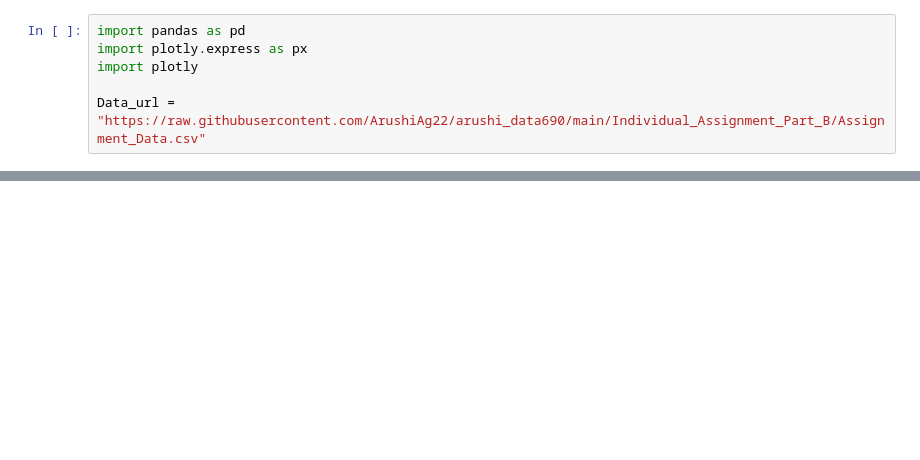
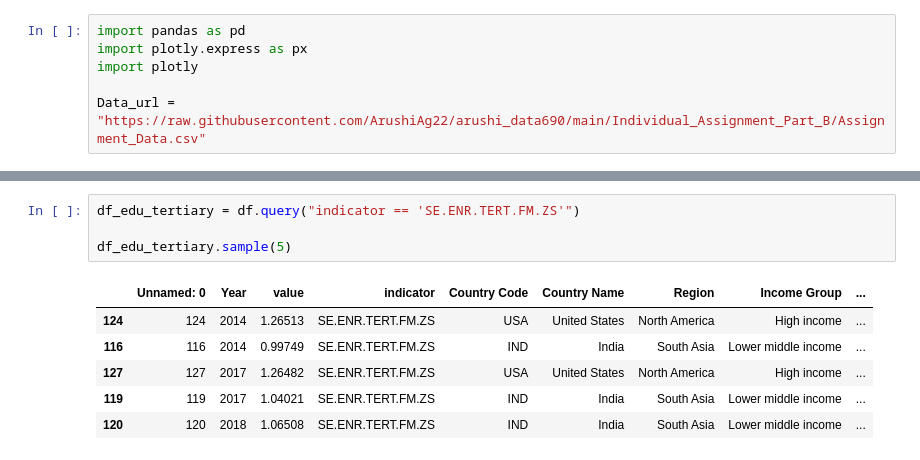
Before and after one commit to DATA-690-SPRING-2022/arushi_data690, a Jupyter notebook: Individual_Assignment_Part_B/Draft_Part_B.ipynb, the cells around one changed output, grey strips where cells are left out. Cells and saved outputs as stored; diff of their text form; blank space fills up the shorter version.

```diff
--- a/Individual_Assignment_Part_B/Draft_Part_B.ipynb
+++ b/Individual_Assignment_Part_B/Draft_Part_B.ipynb
@@ -135,0 +213,11 @@ fig.show()
+# %%
+df_edu_tertiary = df.query("indicator == 'SE.ENR.TERT.FM.ZS'")
+
+df_edu_tertiary.sample(5)
+# %% [output]
+|  | Unnamed: 0 | Year | value | indicator | Country Code | Country Name | Region | Income Group | ... |
+| 124 | 124 | 2014 | 1.26513 | SE.ENR.TERT.FM.ZS | USA | United States | North America | High income | ... |
+| 116 | 116 | 2014 | 0.99749 | SE.ENR.TERT.FM.ZS | IND | India | South Asia | Lower middle income | ... |
+| 127 | 127 | 2017 | 1.26482 | SE.ENR.TERT.FM.ZS | USA | United States | North America | High income | ... |
+| 119 | 119 | 2017 | 1.04021 | SE.ENR.TERT.FM.ZS | IND | India | South Asia | Lower middle income | ... |
+| 120 | 120 | 2018 | 1.06508 | SE.ENR.TERT.FM.ZS | IND | India | South Asia | Lower middle income | ... |
```
Also changed, not shown: parts of 19 cells of this notebook.
